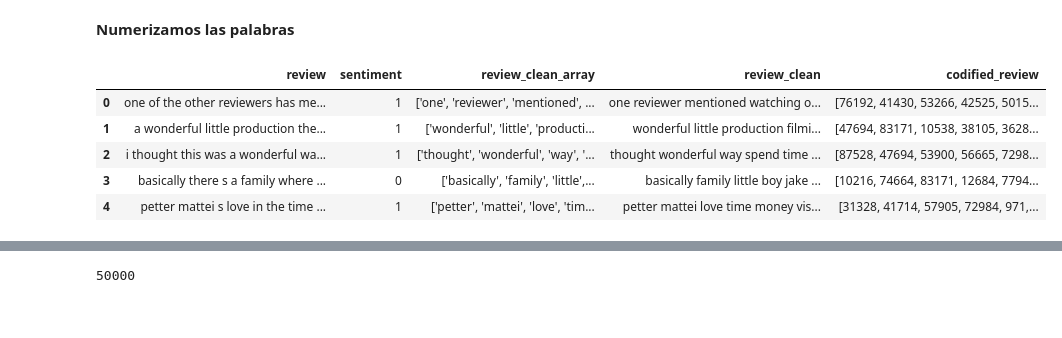
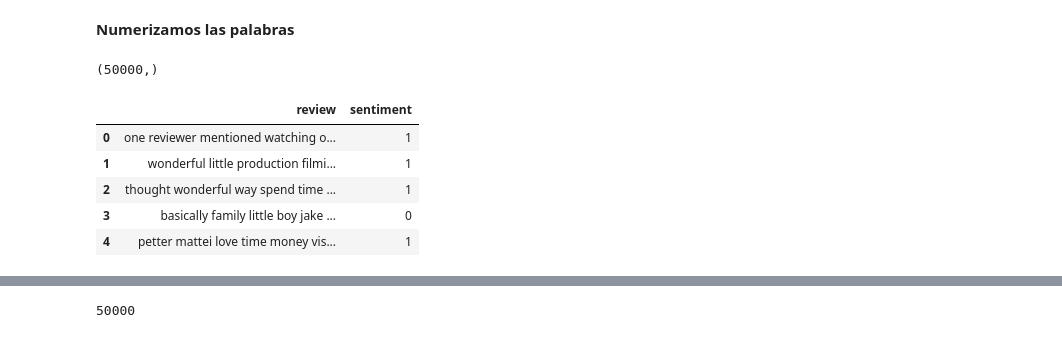
Before and after one commit to javivi235/SentimentAnalysis, a Jupyter notebook: Proyecto_FInal.ipynb, the cells around one changed output, grey strips where cells are left out. Saved outputs shown, nothing was run; the diff lists cells and outputs as text; code cells hidden in the pictures.

```diff
--- a/Proyecto_FInal.ipynb
+++ b/Proyecto_FInal.ipynb
@@ -350,2 +378,7 @@ encoded_phrases = [one_hot(d, vocabulary_size) for d in phrases]
-# %%
-dataProcessed["codified_review"] = encoded_phrases
+# %%
+tokendata  = pd.DataFrame()
+tokendata["review"] = dataProcessed["review_clean"].apply(lambda x: str(x))
+tokendata["sentiment"] = dataProcessed["sentiment"]
+tokendata["review"].shape
+# %% [output]
+(50000,)
@@ -352,9 +389,9 @@ dataProcessed["codified_review"] = encoded_phrases
 # %%
-dataProcessed.head()
+tokendata.head()
 # %% [output]
-|  | review | sentiment | review_clean_array | review_clean | codified_review |
-| 0 | one of the other reviewers has me... | 1 | ['one', 'reviewer', 'mentioned', ... | one reviewer mentioned watching o... | [76192, 41430, 53266, 42525, 5015... |
-| 1 | a wonderful little production the... | 1 | ['wonderful', 'little', 'producti... | wonderful little production filmi... | [47694, 83171, 10538, 38105, 3628... |
-| 2 | i thought this was a wonderful wa... | 1 | ['thought', 'wonderful', 'way', '... | thought wonderful way spend time ... | [87528, 47694, 53900, 56665, 7298... |
-| 3 | basically there s a family where ... | 0 | ['basically', 'family', 'little',... | basically family little boy jake ... | [10216, 74664, 83171, 12684, 7794... |
-| 4 | petter mattei s love in the time ... | 1 | ['petter', 'mattei', 'love', 'tim... | petter mattei love time money vis... | [31328, 41714, 57905, 72984, 971,... |
+|  | review | sentiment |
+| 0 | one reviewer mentioned watching o... | 1 |
+| 1 | wonderful little production filmi... | 1 |
+| 2 | thought wonderful way spend time ... | 1 |
+| 3 | basically family little boy jake ... | 0 |
+| 4 | petter mattei love time money vis... | 1 |
```
Also changed, not shown: parts of 51 cells of this notebook.
